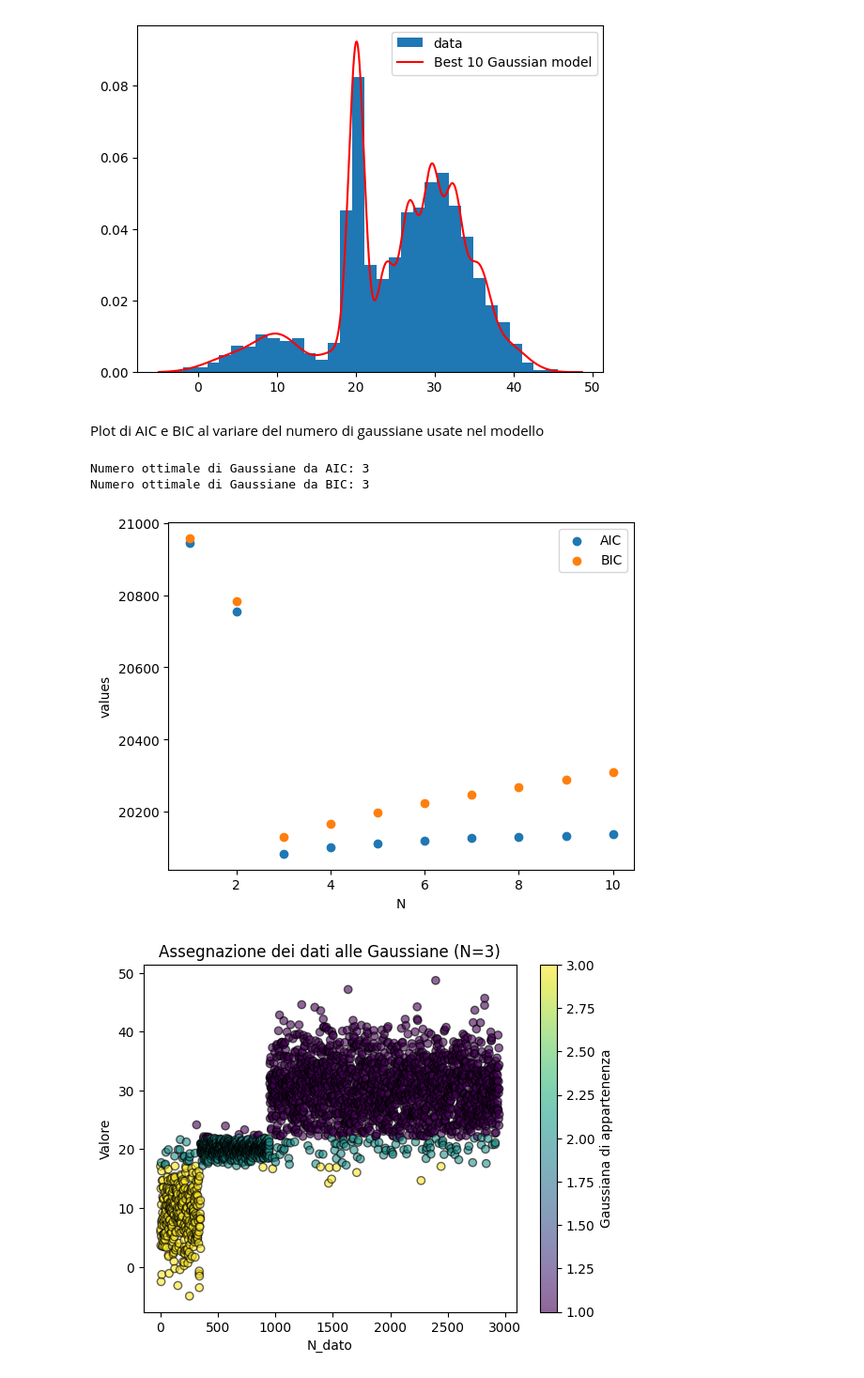
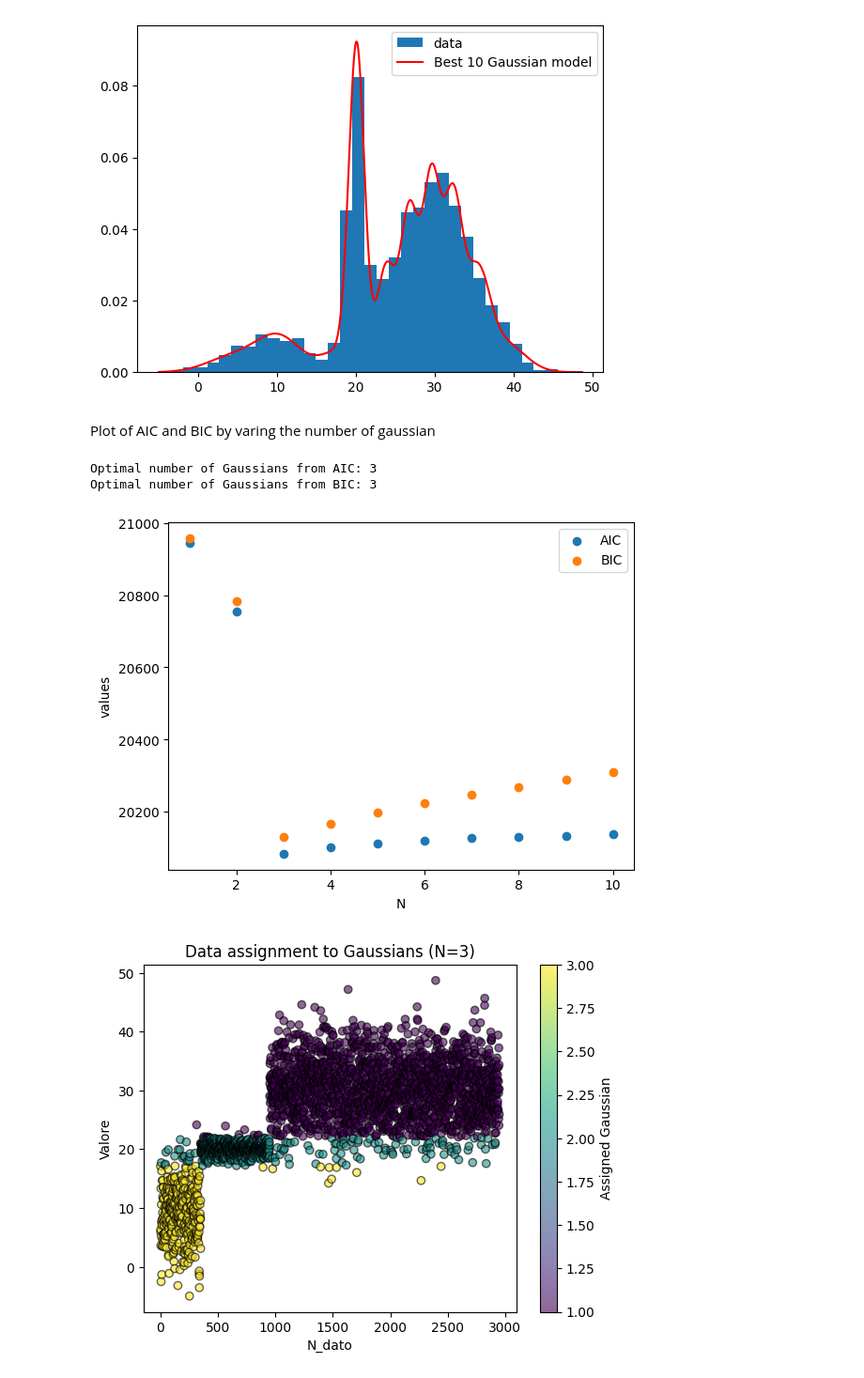
Before and after one commit to oblivion0218/ES_AstroStatistic, a Jupyter notebook: Riccardo_Bossi/lez 6/MultiGauss.ipynb, the cells around one changed output. Shown at 94% size. Saved outputs shown, nothing was run; the diff lists cells and outputs as text; code cells hidden in the pictures.

```diff
--- a/Riccardo_Bossi/lez 6/MultiGauss.ipynb
+++ b/Riccardo_Bossi/lez 6/MultiGauss.ipynb
@@ -78,8 +79,8 @@ for i in range(10): #rifacciamo come prima ma definendo un modello con i+1 gauss
 [figure]
 [figure]
 [figure]
-# %% [markdown]
-Plot di AIC e BIC al variare del numero di gaussiane usate nel modello
+# %% [markdown]
+Plot of AIC and BIC by varing the number of gaussian
 # %%
 plt.scatter(range(1,11), AIC, label ="AIC")
 plt.scatter(range(1,11), BIC , label ="BIC")
@@ -87,33 +88,32 @@ plt.xlabel("N")
 plt.ylabel("values")
 plt.legend()
 
-# miglior numero di Gaussiane scelto in base ad AIC/BIC
-best_n_AIC = np.argmin(AIC) + 1  # +1 perché gli indici partono da 0
-print(f"Numero ottimale di Gaussiane da AIC: {best_n_AIC}")
+best_n_AIC = np.argmin(AIC) + 1  # +1 because the index starts from 0
+print(f"Optimal number of Gaussians from AIC: {best_n_AIC}")
 best_n_BIC = np.argmin(BIC) + 1
-print(f"Numero ottimale di Gaussiane da BIC: {best_n_BIC}")
+print(f"Optimal number of Gaussians from BIC: {best_n_BIC}")
+
 
 plt.show()
 # %% [output]
-Numero ottimale di Gaussiane da AIC: 3
-Numero ottimale di Gaussiane da BIC: 3
+Optimal number of Gaussians from AIC: 3
+Optimal number of Gaussians from BIC: 3
 [figure]
 # %%
-Number_gauss = 3 #numero di gaussiane per il mixture
+Number_gauss = 3 #number of gaussian for the mixture
 
 gm = sklearn.mixture.GaussianMixture(n_components=Number_gauss, random_state=42)
 gm.fit(data)
 
-# Prediciamo l'assegnazione ai cluster
+# Prediction of cluster assegnation
 labels = gm.predict(data)
 
-# Plottiamo i dati colorati in base alla Gaussiana
+# Plot color data of appartenention
 plt.scatter(range(len(data)), data, c=labels + 1, cmap="viridis", alpha=0.6, edgecolor="k")
-
 plt.xlabel("N_dato")
 plt.ylabel("Valore")
-plt.title(f"Assegnazione dei dati alle Gaussiane (N={Number_gauss})")
-plt.colorbar(label="Gaussiana di appartenenza")
+plt.title(f"Data assignment to Gaussians (N={Number_gauss})")
+plt.colorbar(label="Assigned Gaussian")
 plt.show()
 # %% [output]
-[figure, old version]
+[figure, new version]
```
Also changed, not shown: parts of 5 cells of this notebook, 7 other files.
